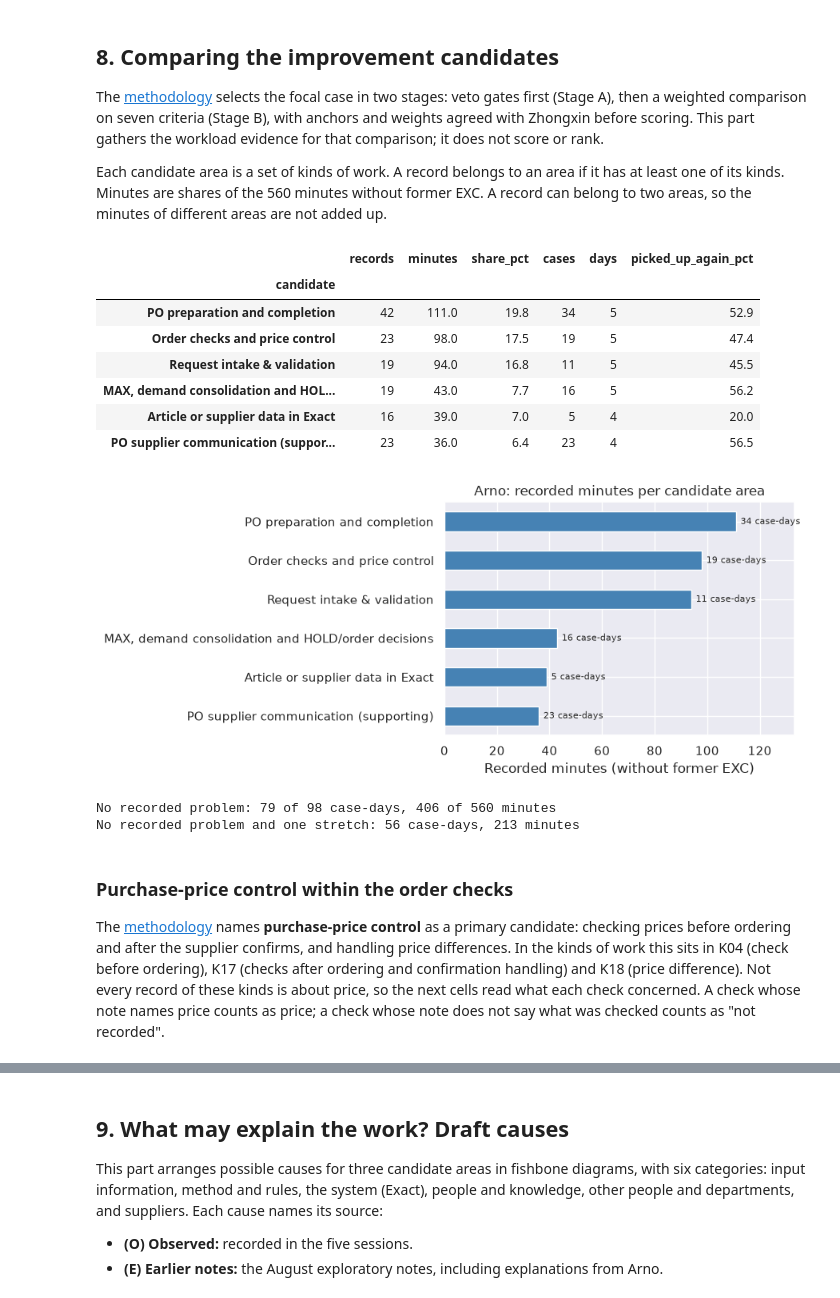
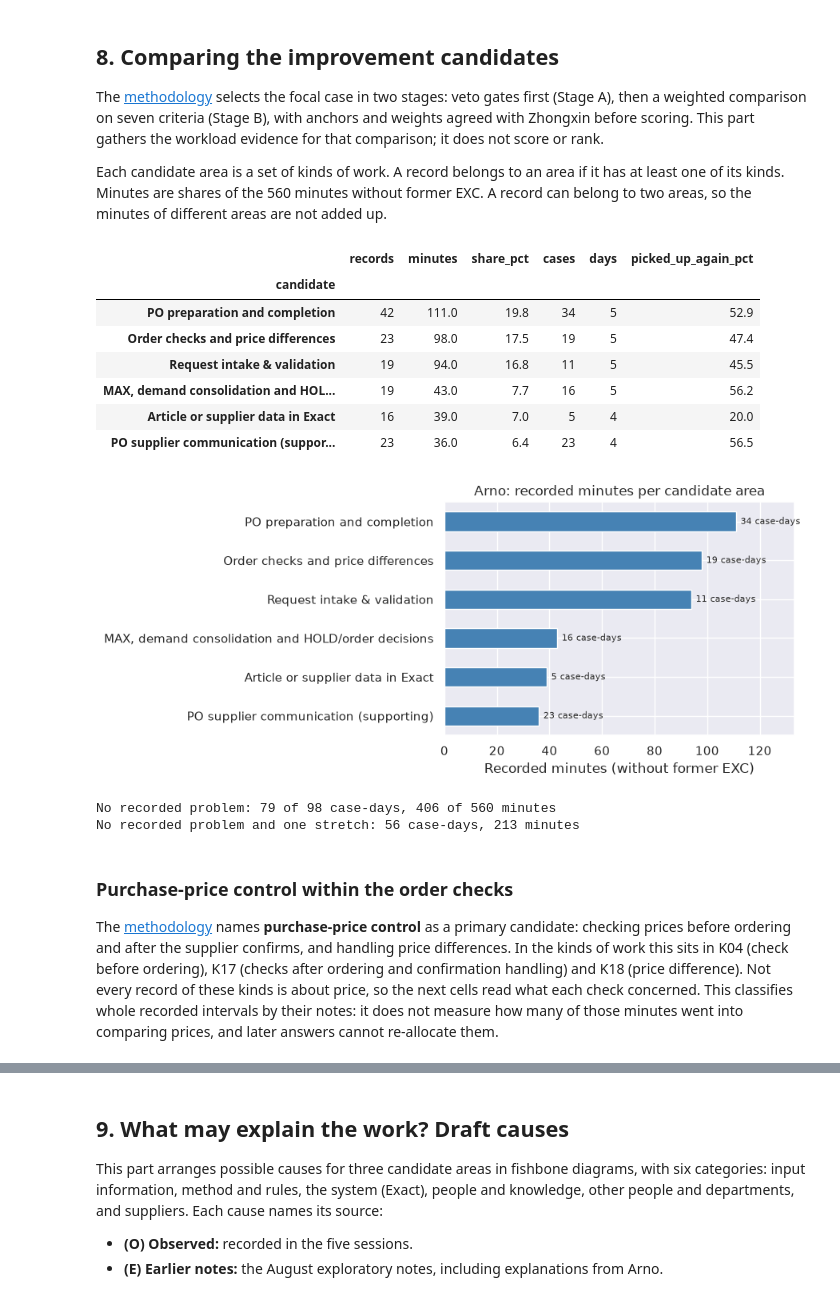
Before and after one commit to Luuuuuig/Bachelor-End-Project, a Jupyter notebook: Arno_Analysis_2026_10_02.ipynb, the cells around one changed output, grey strips where cells are left out. Saved outputs shown, nothing was run; the diff lists cells and outputs as text; code cells hidden in the pictures.

```diff
--- a/Arno_Analysis_2026_10_02.ipynb
+++ b/Arno_Analysis_2026_10_02.ipynb
@@ -1306,33 +1302,33 @@ Each candidate area is a set of kinds of work. A record belongs to an area if it
 # %%
 # Candidate areas as sets of kinds of work
 candidates = {
     "PO preparation and completion": ["K02"],
-    "Order checks and price control": ["K04", "K17", "K18"],
+    "Order checks and price differences": ["K04", "K17", "K18"],
     "Request intake & validation": ["K08", "K09", "K10", "K11"],
     "MAX, demand consolidation and HOLD/order decisions": ["K03"],
     "Article or supplier data in Exact": ["K12"],
     "PO supplier communication (supporting)": ["K05"],
 }
 scope_rows = labelled.loc[~labelled["former_exc"]]
 scope_flags = kind_flags.loc[scope_rows.index]
 scope_minutes = scope_rows["minutes"].sum()
 
 evidence = []
 for name, kind_ids in candidates.items():
     rows = scope_rows.loc[scope_flags[kind_ids].any(axis=1)]
     case_ids = tasks.loc[tasks["kind_id"].isin(kind_ids), "case_ref"].unique()   # the case each kind refers to
     evidence.append([name, len(rows), rows["minutes"].sum(), len(case_ids), rows["date"].nunique(),
                      cases.loc[case_ids, "picked_up_again"].mean() * 100])
 
 evidence = pd.DataFrame(evidence, columns=["candidate", "records", "minutes", "cases", "days", "picked_up_again_pct"]).set_index("candidate")
 evidence.insert(2, "share_pct", evidence["minutes"] / scope_minutes * 100)
 evidence = evidence.sort_values("minutes", ascending=False)
 evidence.round(1)
 # %% [output]
 |  | records | minutes | share_pct | cases | days | picked_up_again_pct |
 | candidate |  |  |  |  |  |  |
 | PO preparation and completion | 42 | 111.0 | 19.8 | 34 | 5 | 52.9 |
-| Order checks and price control | 23 | 98.0 | 17.5 | 19 | 5 | 47.4 |
+| Order checks and price differences | 23 | 98.0 | 17.5 | 19 | 5 | 47.4 |
 | Request intake & validation | 19 | 94.0 | 16.8 | 11 | 5 | 45.5 |
 | MAX, demand consolidation and HOL... | 19 | 43.0 | 7.7 | 16 | 5 | 56.2 |
 | Article or supplier data in Exact | 16 | 39.0 | 7.0 | 5 | 4 | 20.0 |
@@ -1348,7 +1344,7 @@ ax.set_title("Arno: recorded minutes per candidate area")
 plt.tight_layout()
 plt.show()
 # %% [output]
-[figure, old version]
+[figure, new version]
 # %%
 # How many case-days look routine: no recorded problem, and with or without a single stretch
 no_problem = ~cases["has_problem"]
@@ -1361,6 +1357,6 @@ No recorded problem and one stretch: 56 case-days, 213 minutes
 # %% [markdown]
 ### Purchase-price control within the order checks
 
-The [methodology](https://github.com/Luuuuuig/Bachelor-End-Project/blob/main/docs/methodology/Phase_1_Current_Methodology.md#41-active-primary-case-candidates) names **purchase-price control** as a primary candidate: checking prices before ordering and after the supplier confirms, and handling price differences. In the kinds of work this sits in K04 (check before ordering), K17 (checks after ordering and confirmation handling) and K18 (price difference). Not every record of these kinds is about price, so the next cells read what each check concerned. A check whose note names price counts as price; a check whose note does not say what was checked counts as "not recorded".
+The [methodology](https://github.com/Luuuuuig/Bachelor-End-Project/blob/main/docs/methodology/Phase_1_Current_Methodology.md#41-active-primary-case-candidates) names **purchase-price control** as a primary candidate: checking prices before ordering and after the supplier confirms, and handling price differences. In the kinds of work this sits in K04 (check before ordering), K17 (checks after ordering and confirmation handling) and K18 (price difference). Not every record of these kinds is about price, so the next cells read what each check concerned. This classifies whole recorded intervals by their notes: it does not measure how many of those minutes went into comparing prices, and later answers cannot re-allocate them.
 # %%
 # What did each order check concern, according to its note?
```
Also changed, not shown: parts of 22 cells of this notebook, 5 other files.
